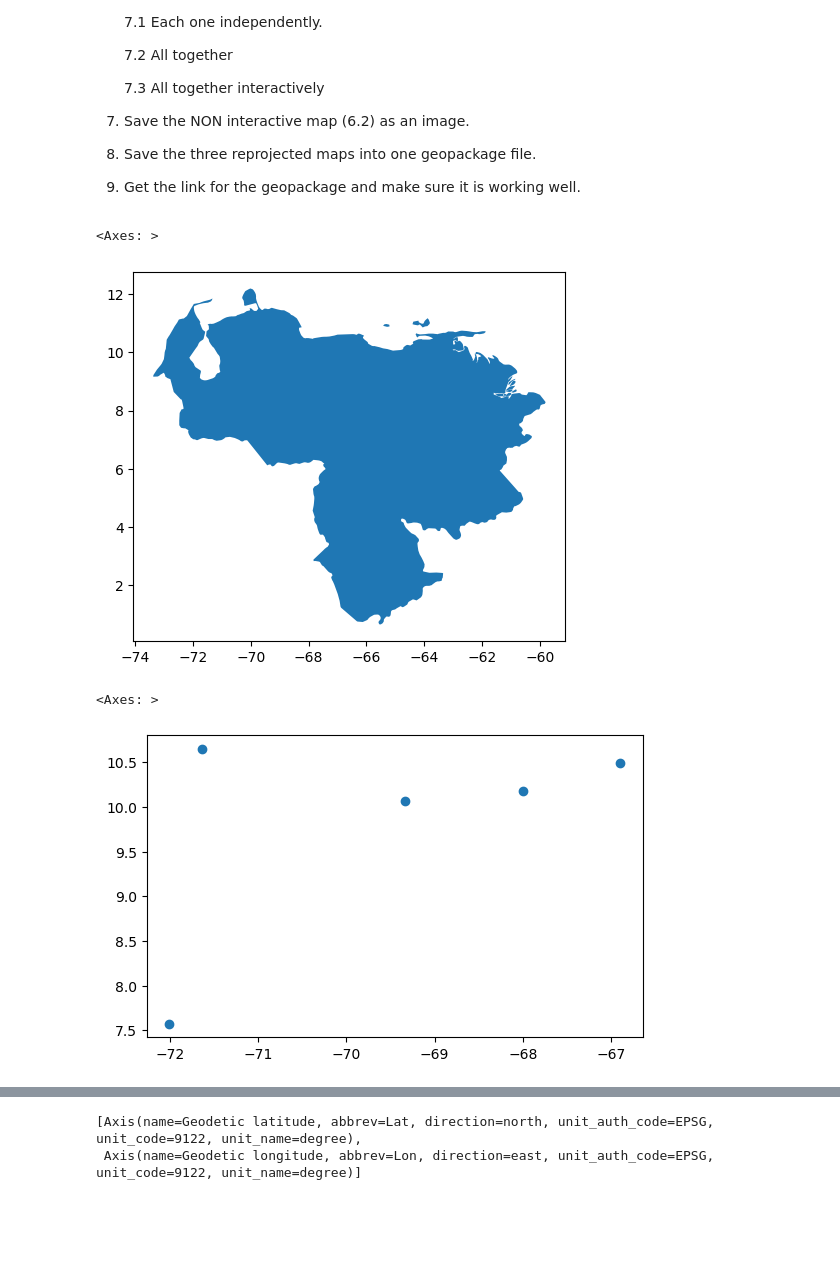
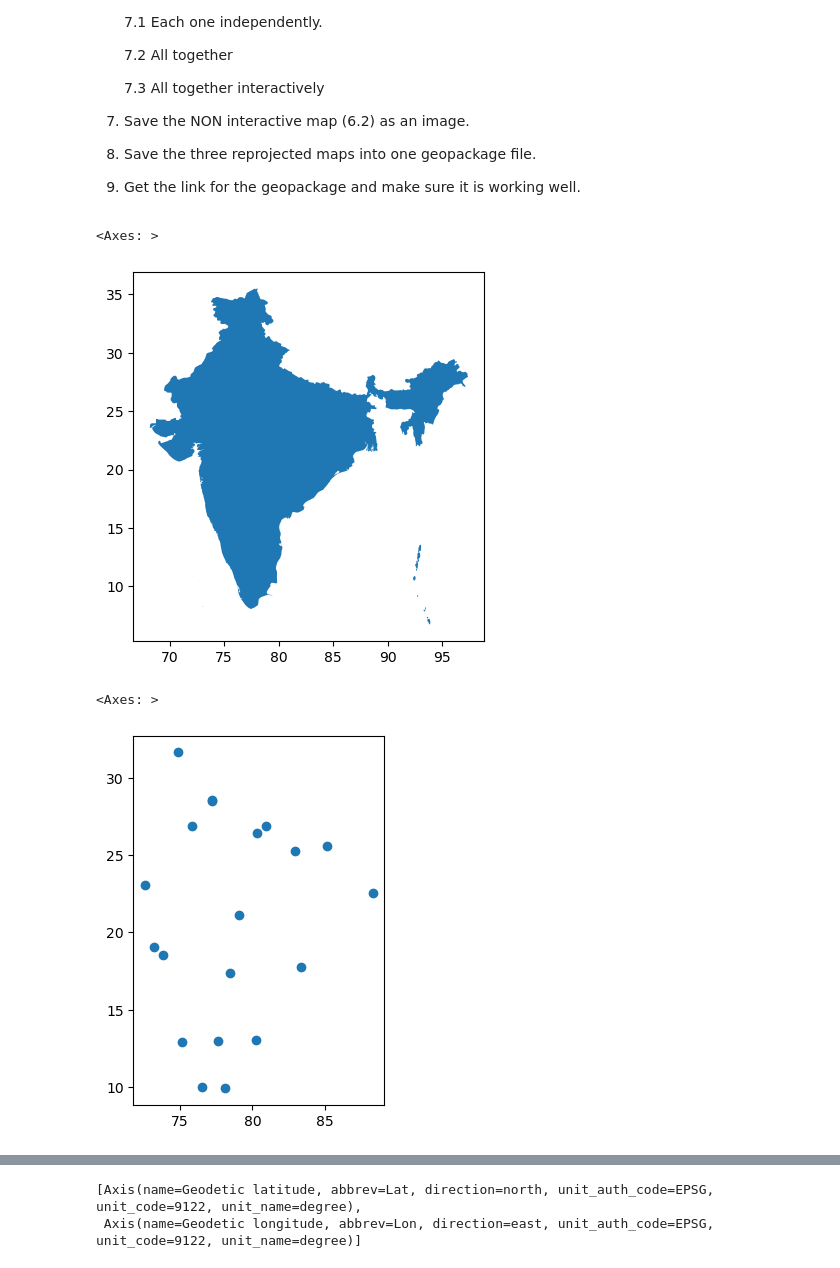
Before and after one commit to gokussj100/simpleplot, a Jupyter notebook: TheGeoDataFrame_intro.ipynb, the cells around one changed output, grey strips where cells are left out. Cells and saved outputs as stored; diff of their text form; code cells hidden in the pictures; blank space fills up the shorter version.

```diff
--- a/TheGeoDataFrame_intro.ipynb
+++ b/TheGeoDataFrame_intro.ipynb
@@ -458,20 +458,20 @@ Exercise:
 9. Save the three reprojected maps  into one geopackage file.
 10. Get the link for the geopackage and make sure it is working well.
 # %%
-venezuela=countries[countries.COUNTRY=='Venezuela']
+india=countries[countries.COUNTRY=='India']
 # %%
 #Elegimos un pais para observar su mapa en este caso de Venezuela
-venezuela.plot()
+india.plot()
 # %% [output]
 <Axes: >
-[figure, old version]
+[figure, new version]
 # %%
-cities_venezuela=cities[cities.COUNTRY=='Venezuela']
+cities_india=cities[cities.COUNTRY=='India']
 
 # Para observar las cuidades de Venezuela
-cities_venezuela.plot()
+cities_india.plot()
 # %% [output]
 <Axes: >
-[figure, old version]
+[figure, new version]
 # %%
 #Para observar los rios de la cuidad de Venezuela
```
Also changed, not shown: parts of 17 cells of this notebook, 2 other files.
